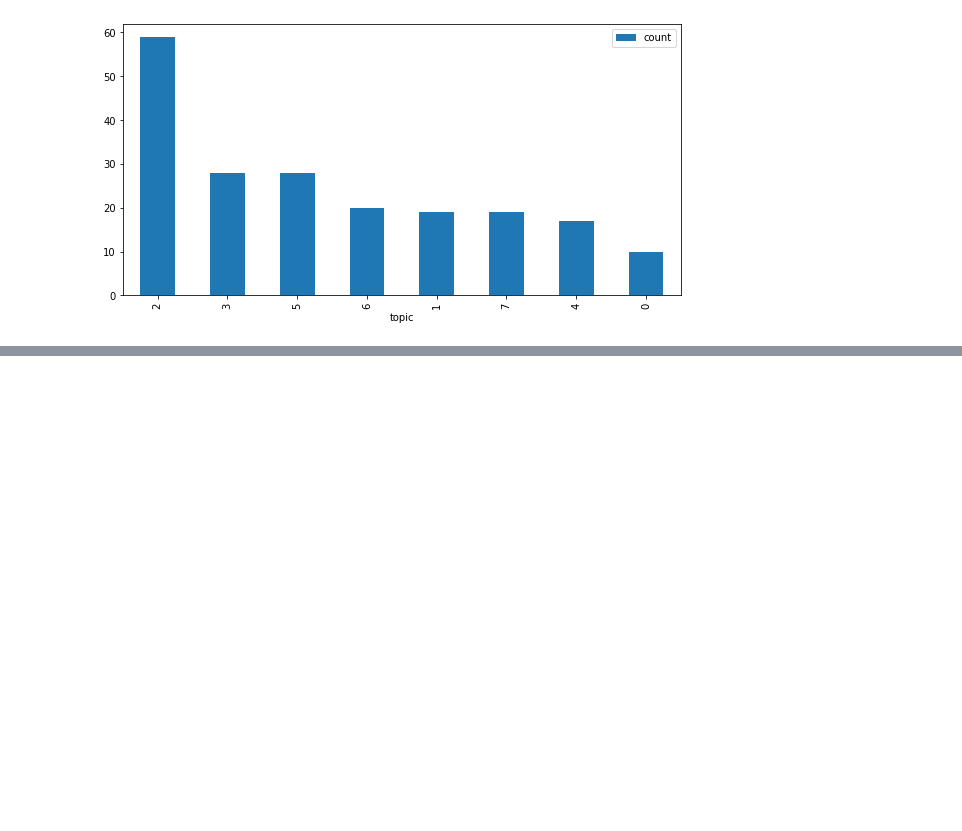
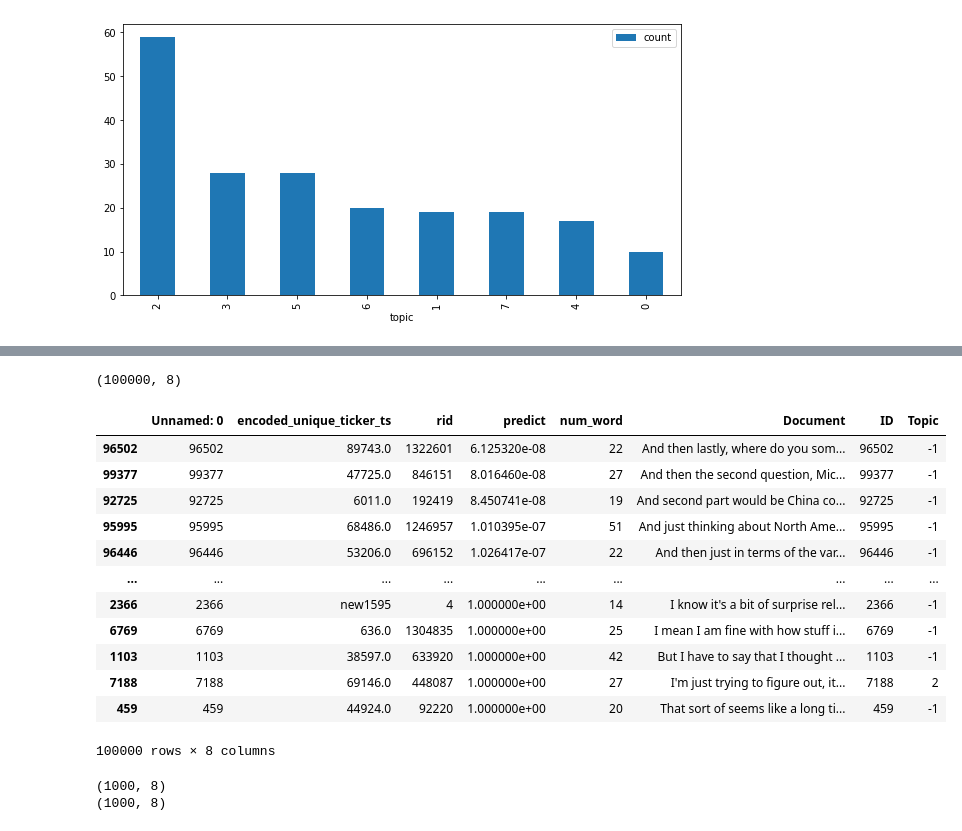
Before and after one commit to InscribeDeeper/bert_utils, a Jupyter notebook: analyst_question_topicmodeling_v1.ipynb, the cells around one changed output, grey strips where cells are left out. Saved outputs shown, nothing was run; the diff lists cells and outputs as text; code cells hidden in the pictures; blank space fills up the shorter version.

```diff
--- a/analyst_question_topicmodeling_v1.ipynb
+++ b/analyst_question_topicmodeling_v1.ipynb
@@ -1355,0 +1504,22 @@ with open("./topic_result/res_list.pkl", "wb") as fp:   #Pickling
+# %%
+ topic_fr_15 = pd.read_csv('./topic_result/topic_table_'+str(15)+'.csv')
+# %%
+topic_fr_15.shape
+# %% [output]
+(100000, 8)
+# %%
+topic_fr_15
+# %% [output]
+|  | Unnamed: 0 | encoded_unique_ticker_ts | rid | predict | num_word | Document | ID | Topic |
+| 96502 | 96502 | 89743.0 | 1322601 | 6.125320e-08 | 22 | And then lastly, where do you som... | 96502 | -1 |
+| 99377 | 99377 | 47725.0 | 846151 | 8.016460e-08 | 27 | And then the second question, Mic... | 99377 | -1 |
+| 92725 | 92725 | 6011.0 | 192419 | 8.450741e-08 | 19 | And second part would be China co... | 92725 | -1 |
+| 95995 | 95995 | 68486.0 | 1246957 | 1.010395e-07 | 51 | And just thinking about North Ame... | 95995 | -1 |
+| 96446 | 96446 | 53206.0 | 696152 | 1.026417e-07 | 22 | And then just in terms of the var... | 96446 | -1 |
+| ... | ... | ... | ... | ... | ... | ... | ... | ... |
+| 2366 | 2366 | new1595 | 4 | 1.000000e+00 | 14 | I know it's a bit of surprise rel... | 2366 | -1 |
+| 6769 | 6769 | 636.0 | 1304835 | 1.000000e+00 | 25 | I mean I am fine with how stuff i... | 6769 | -1 |
+| 1103 | 1103 | 38597.0 | 633920 | 1.000000e+00 | 42 | But I have to say that I thought ... | 1103 | -1 |
+| 7188 | 7188 | 69146.0 | 448087 | 1.000000e+00 | 27 | I'm just trying to figure out, it... | 7188 | 2 |
+| 459 | 459 | 44924.0 | 92220 | 1.000000e+00 | 20 | That sort of seems like a long ti... | 459 | -1 |
+100000 rows × 8 columns
@@ -1355,0 +1528,11 @@ with open("./topic_result/res_list.pkl", "wb") as fp:   #Pickling
+# %%
+topic_fr_15 = topic_fr_15.sort_values(by=['predict'],ascending=True)
+
+
+topic_fr_15_top = topic_fr_15.iloc[-1000:,:]
+print(topic_fr_15_top.shape)
+topic_fr_15_bot = topic_fr_15.iloc[:1000,:]
+print(topic_fr_15_bot.shape)
+# %% [output]
+(1000, 8)
+(1000, 8)
```
Also changed, not shown: parts of 40 cells of this notebook.
